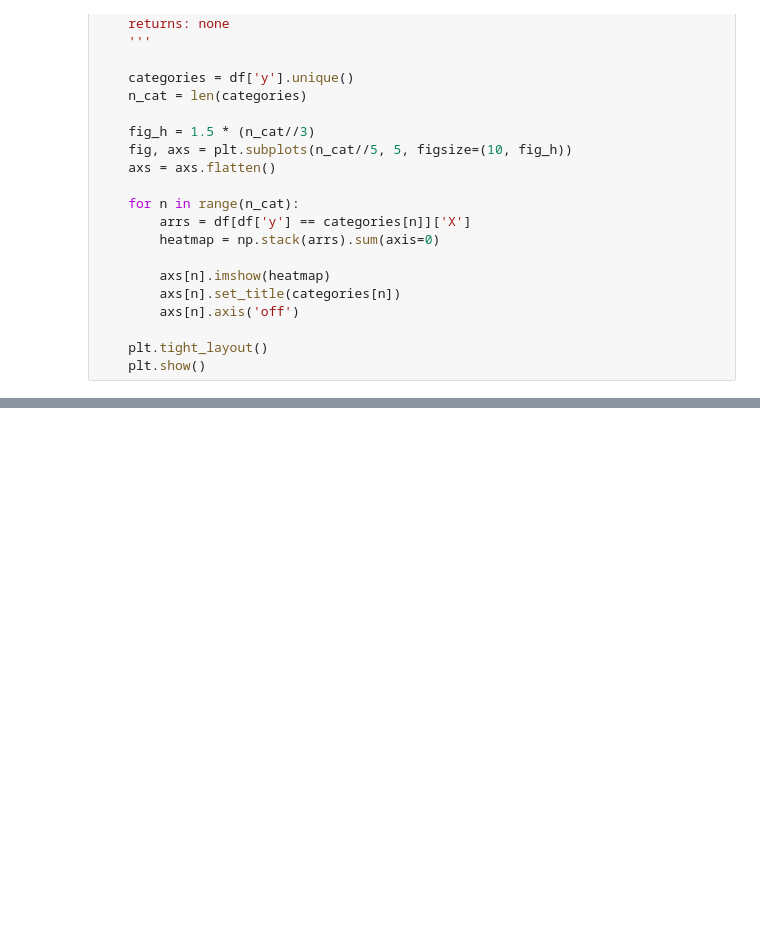
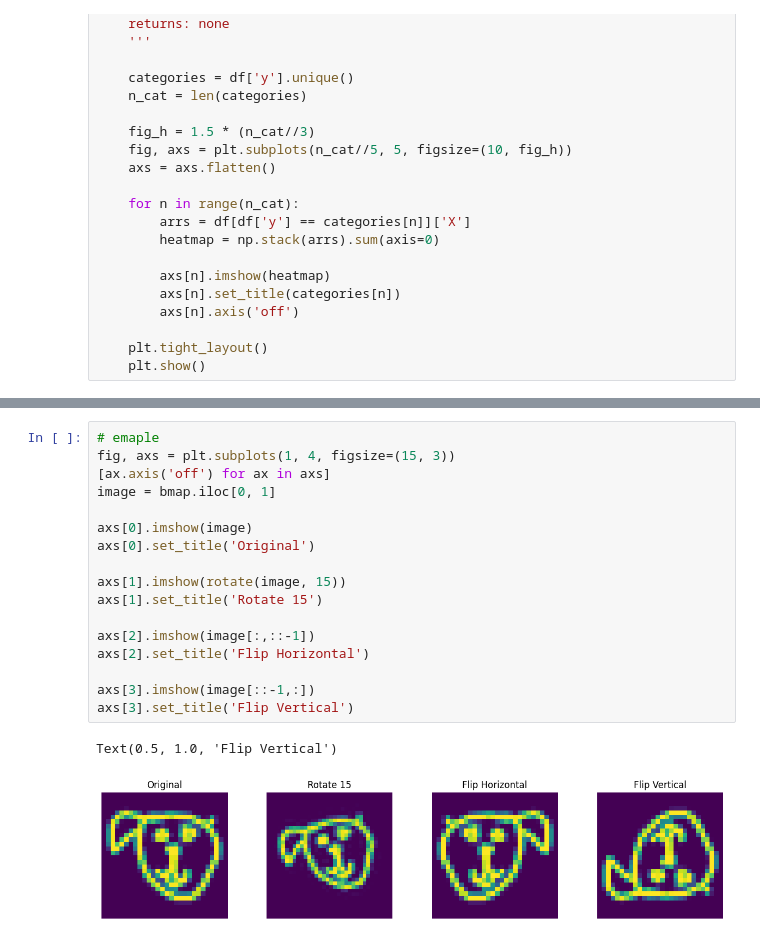
Before and after one commit to SafoanMiah/quick-draw-neural-net, a Jupyter notebook: main.ipynb, the cells around one changed output, grey strips where cells are left out. Cells and saved outputs as stored; diff of their text form; blank space fills up the shorter version.

```diff
--- a/main.ipynb
+++ b/main.ipynb
@@ -162,0 +204,20 @@ In this instance from the few exmaples we are using we can infer a couple things
+# %%
+# emaple
+fig, axs = plt.subplots(1, 4, figsize=(15, 3))
+[ax.axis('off') for ax in axs]
+image = bmap.iloc[0, 1]
+
+axs[0].imshow(image)
+axs[0].set_title('Original')
+
+axs[1].imshow(rotate(image, 15))
+axs[1].set_title('Rotate 15')
+
+axs[2].imshow(image[:,::-1])
+axs[2].set_title('Flip Horizontal')
+
+axs[3].imshow(image[::-1,:])
+axs[3].set_title('Flip Vertical')
+# %% [output]
+Text(0.5, 1.0, 'Flip Vertical')
+[figure, added]
```
Also changed, not shown: parts of 13 cells of this notebook, 2 other files.
